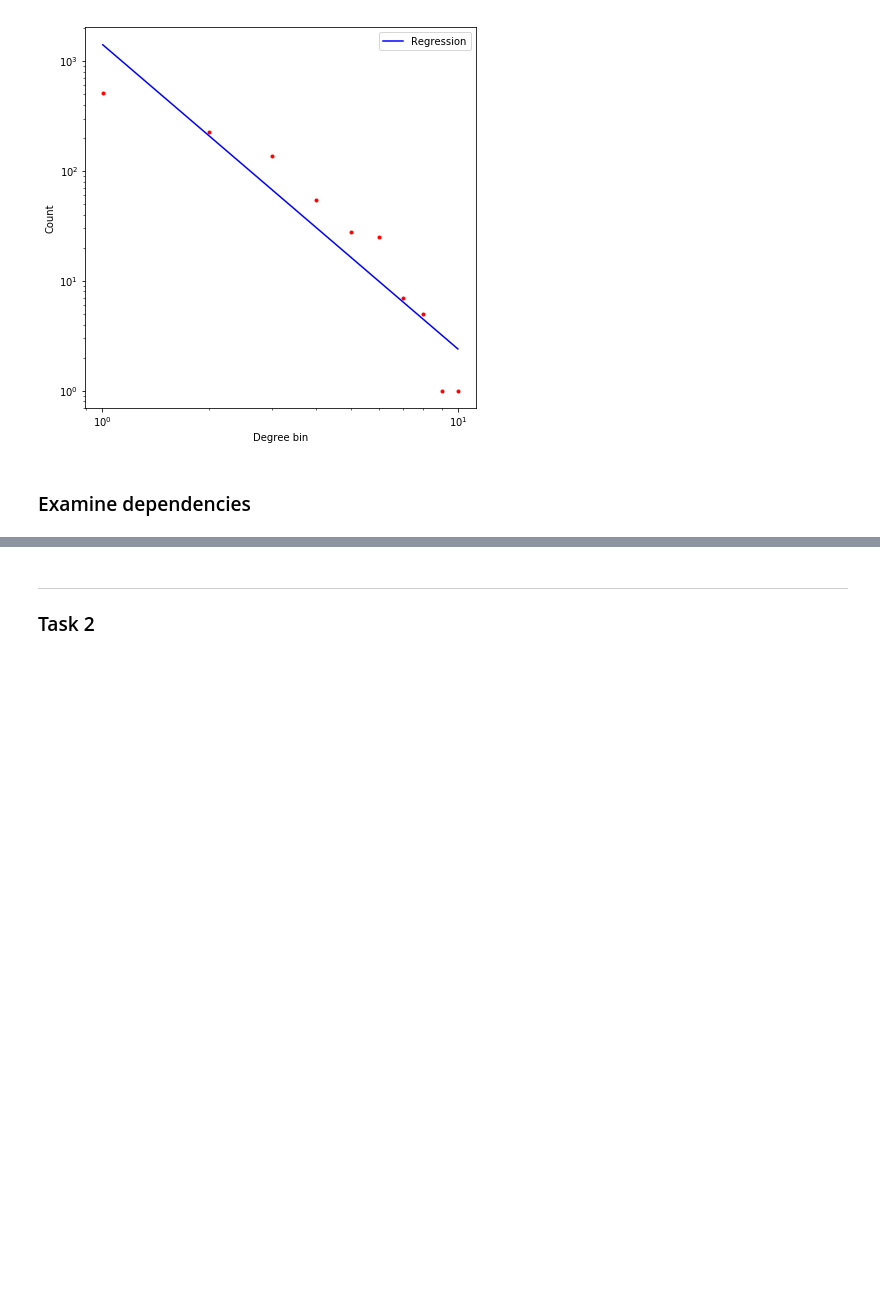
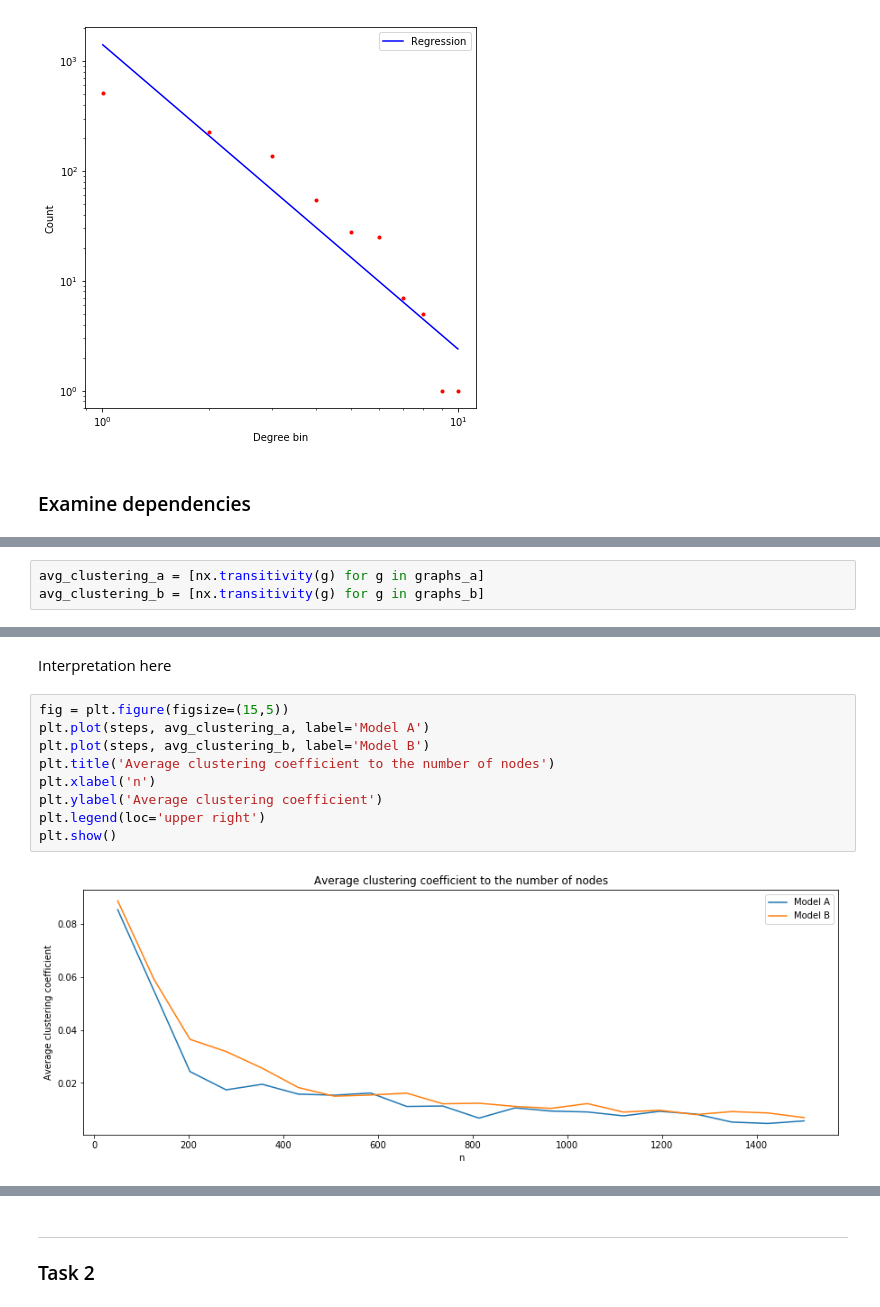
Before and after one commit to Euphe/ns, a Jupyter notebook: Homeworks/00_02._networks_ha2.ipynb, the cells around one changed output, grey strips where cells are left out. Cells and saved outputs as stored; diff of their text form; blank space fills up the shorter version.

```diff
--- a/Homeworks/00_02._networks_ha2.ipynb
+++ b/Homeworks/00_02._networks_ha2.ipynb
@@ -445,0 +268,3 @@ plt.show()
+# %%
+avg_clustering_a = [nx.transitivity(g) for g in graphs_a]
+avg_clustering_b = [nx.transitivity(g) for g in graphs_b]
@@ -445,0 +282,13 @@ plt.show()
+# %% [markdown]
+Interpretation here
+# %%
+fig = plt.figure(figsize=(15,5))
+plt.plot(steps, avg_clustering_a, label='Model A')
+plt.plot(steps, avg_clustering_b, label='Model B')
+plt.title('Average clustering coefficient to the number of nodes')
+plt.xlabel('n')
+plt.ylabel('Average clustering coefficient')
+plt.legend(loc='upper right')
+plt.show()
+# %% [output]
+[figure, added]
```
Also changed, not shown: parts of 19 cells of this notebook.
